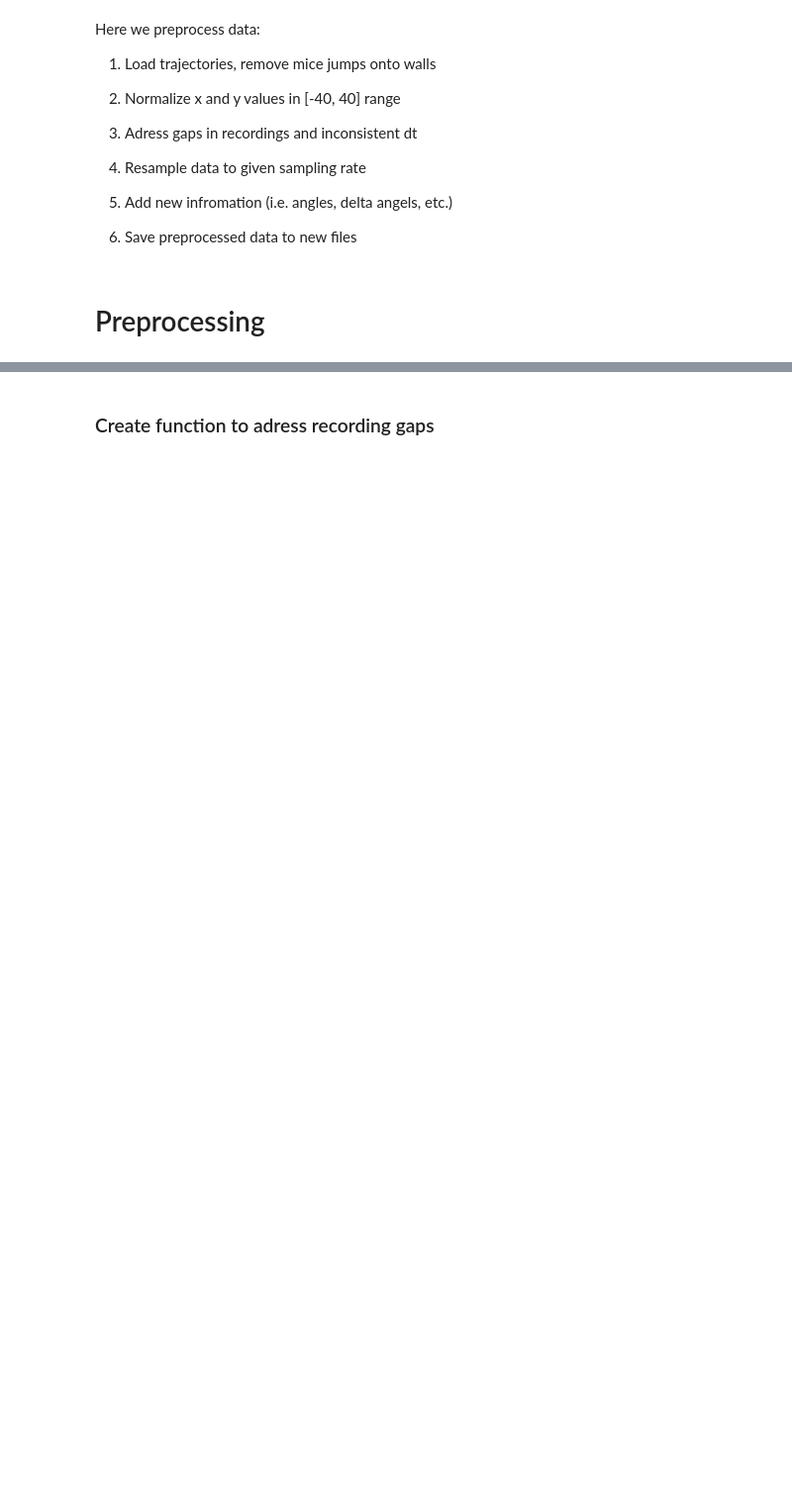
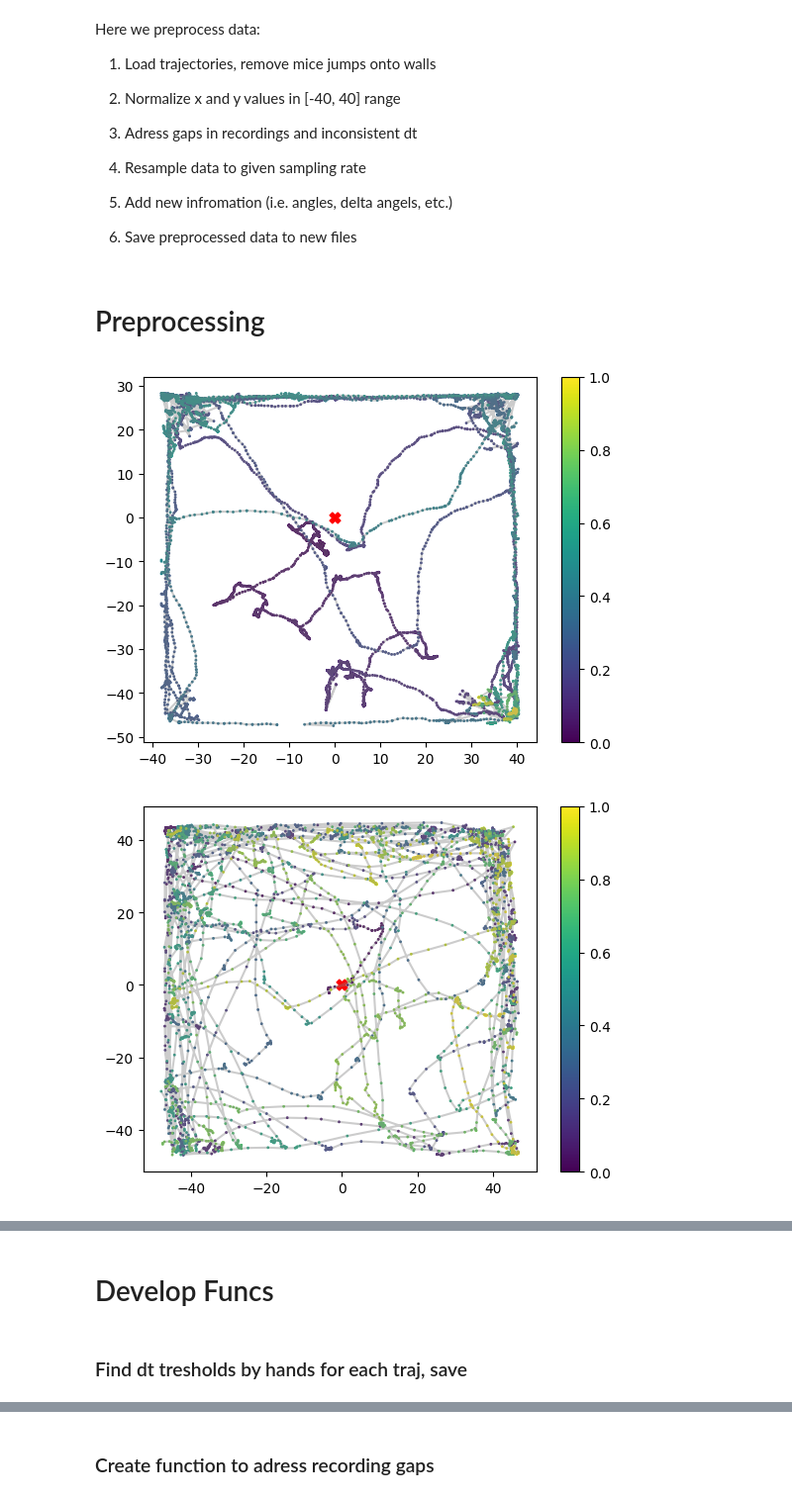
Before and after one commit to Barbara1576/navigation, a Jupyter notebook: data_preprocessing.ipynb, the cells around one changed output, grey strips where cells are left out. Shown at 99% size. Drawn from its saved outputs; the diff is of its cells as text; code cells hidden in the pictures; blank space fills up the shorter version.

```diff
--- a/data_preprocessing.ipynb
+++ b/data_preprocessing.ipynb
@@ -39,20 +39,23 @@ dataset_names = sorted(glob(os.path.join(DATA_DIR, '*.txt')))
 datasets = {}
 for nam in dataset_names:
     k = Path(nam).stem
-    v = open_file(nam)
+    v = open_file(nam, show=False)
     datasets[k] = v
 # %%
-tr1_1 = datasets['Trace_1.1']
-tr1_2 = datasets['Trace_1.2']
+tr11 = datasets['Trace_1.1']  # TODO: params to config
+tr12 = datasets['Trace_1.2']
 tr2 = datasets['Trace_2']
 tr5 = datasets['Trace_5']
 
 tr4 = cut_jumps(datasets['Trace_4'], xmax=40.4, xmin=-38.1, ymax=28.3, ymin=-47.6)
 tr3 = cut_jumps(datasets['Trace_3'], xmax=46.8, xmin=-48, ymax=46, ymin=-47)
 tr6 = cut_jumps(datasets['Trace_6'], xmax=45, xmin=-45, ymax=45, ymin=-42.2)
 tr7 = cut_jumps(datasets['Trace_7'], xmax=35, xmin=-38.7, ymax=40, ymin=-32)
 tr91 = cut_jumps(datasets['Trace_9.1'], xmax=42.5, xmin=-43.7, ymax=42.5, ymin=-42.7)
 tr92 = cut_jumps(datasets['Trace_9.2'], xmax=36.3, xmin=-46.5, ymax=45.4, ymin=-47.3)
 
-dfs = [tr1_1, tr1_2, tr2, tr3, tr4, tr5, tr6, tr7, tr91, tr92]
-dfs_names = ['tr1_1', 'tr1_2', 'tr2','tr3','tr4','tr5','tr6','tr7', 'tr91','tr92']
+dfs = [tr11, tr12, tr2, tr3, tr4, tr5, tr6, tr7, tr91, tr92]
+dfs_names = ['tr11', 'tr12', 'tr2','tr3','tr4','tr5','tr6','tr7', 'tr91','tr92']
+# %% [output]
+[figure, added]
+[figure, added]
@@ -58,0 +68,2 @@ dfs_names = ['tr1_1', 'tr1_2', 'tr2','tr3','tr4','tr5','tr6','tr7', 'tr91','tr92
+# %% [markdown]
+# Develop Funcs
@@ -58,0 +92,2 @@ dfs_names = ['tr1_1', 'tr1_2', 'tr2','tr3','tr4','tr5','tr6','tr7', 'tr91','tr92
+# %% [markdown]
+### Find dt tresholds by hands for each traj, save
```
Also changed, not shown: parts of 15 cells of this notebook.
